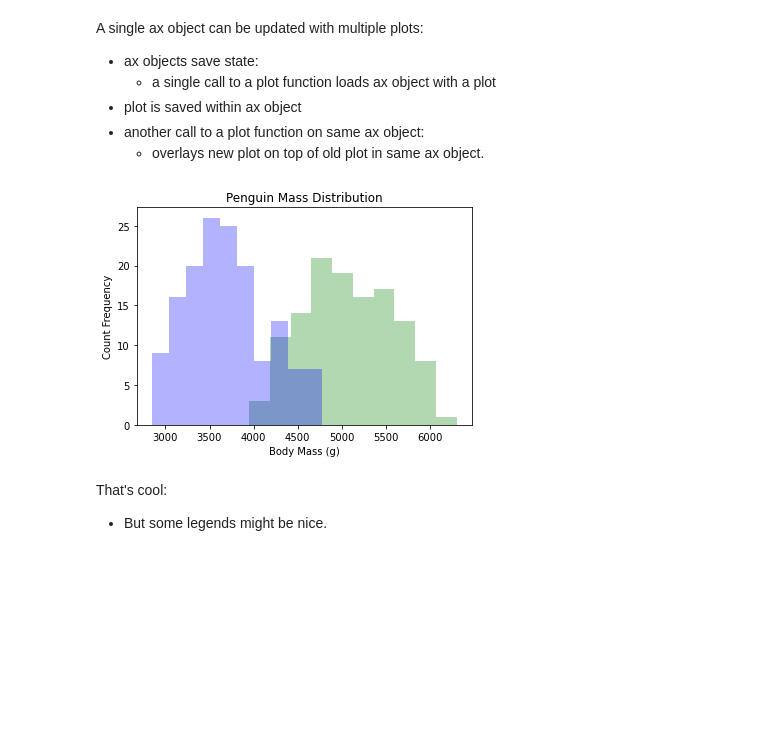
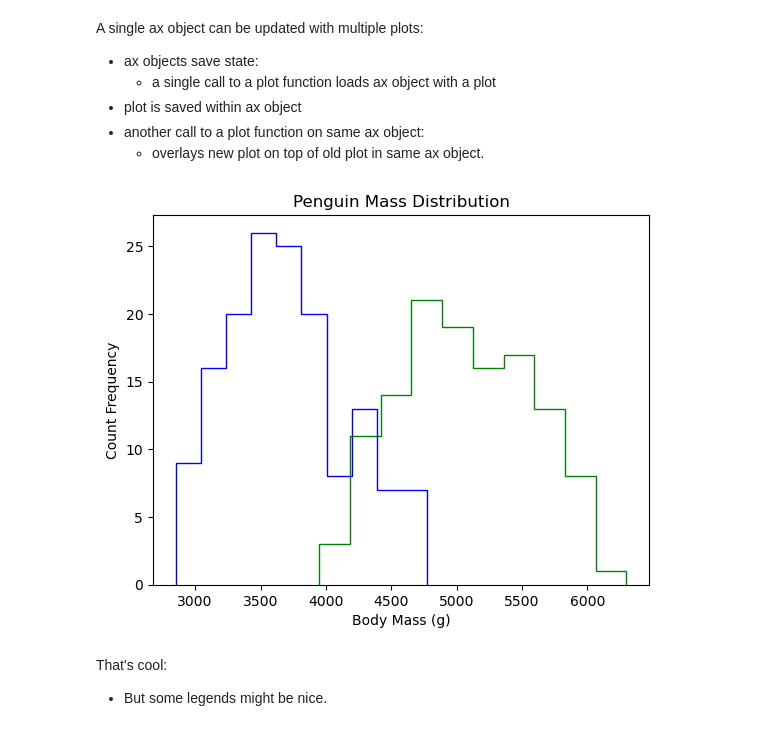
Before and after one commit to williambguo/NYC_DS_082624, a Jupyter notebook: Phase1_DataVisualization/Ph1_T3_7_Visualization_Matplotlib.ipynb, the cells around one changed output. Saved outputs shown, nothing was run; the diff lists cells and outputs as text; code cells hidden in the pictures; blank space fills up the shorter version.

```diff
--- a/Phase1_DataVisualization/Ph1_T3_7_Visualization_Matplotlib.ipynb
+++ b/Phase1_DataVisualization/Ph1_T3_7_Visualization_Matplotlib.ipynb
@@ -437,17 +429,17 @@ A single ax object can be updated with multiple plots:
 # %%
 fig, ax = plt.subplots()
 
-ax.hist(gentoo_masses, bins = 10,  color = 'green', alpha = 0.3)
-ax.hist(adelie_masses, bins = 10, color = 'blue', alpha = 0.3)
+ax.hist(gentoo_masses, bins = 10,  color = 'green', histtype = 'step', alpha = 1)
+ax.hist(adelie_masses, bins = 10, color = 'blue', histtype = 'step', alpha = 1)
 
 ax.set_xlabel('Body Mass (g)')
 ax.set_ylabel('Count Frequency' )
 ax.set_title('Penguin Mass Distribution')
 
 
 plt.show()
 # %% [output]
-[figure, old version]
+[figure, new version]
 # %% [markdown]
 That's cool:
 - But some legends might be nice.
```
Also changed, not shown: parts of 19 cells of this notebook, 29 other files.
